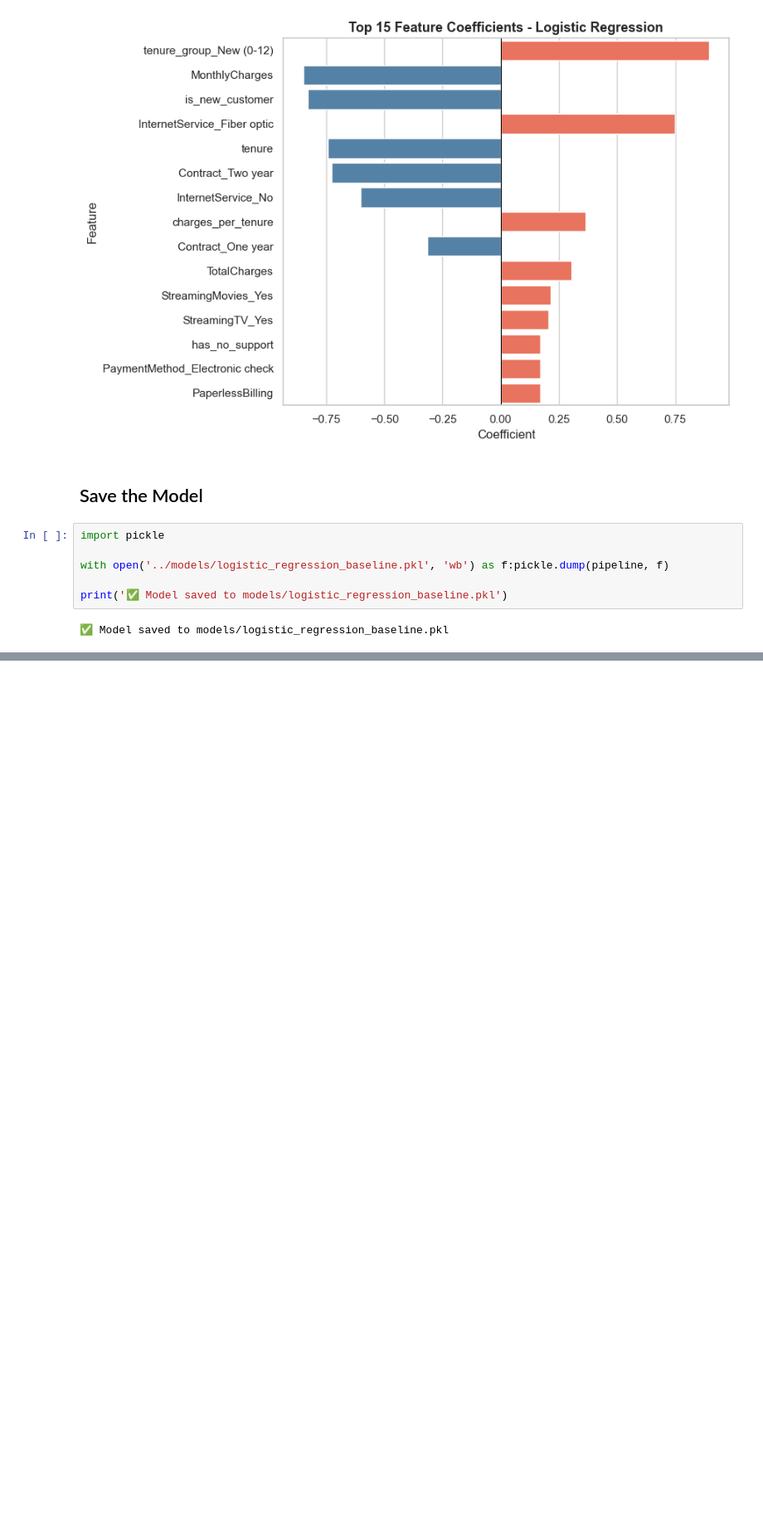
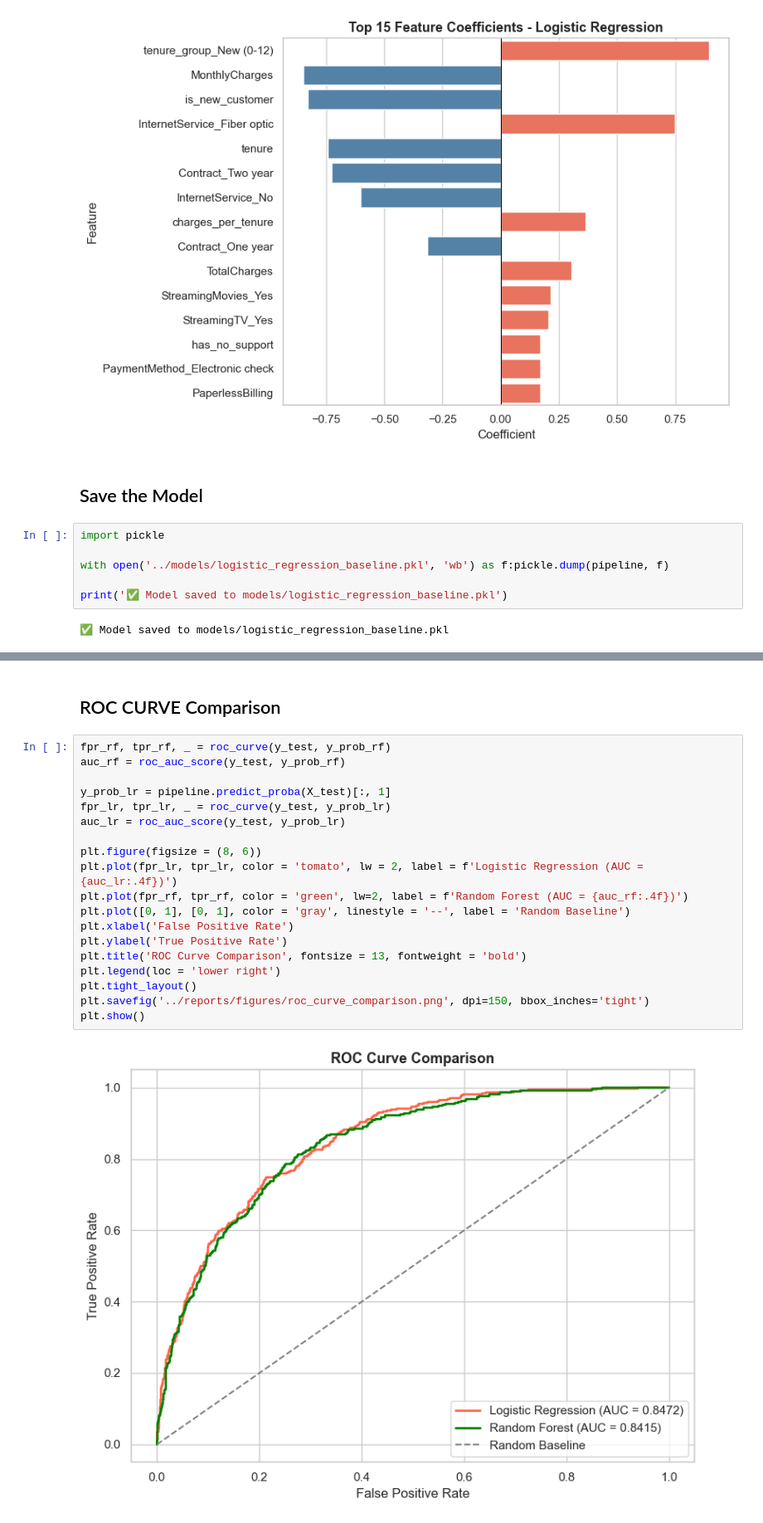
Before and after one commit to chldbng/customer-churn-predictor, a Jupyter notebook: notebooks/03_Baseline_Model.ipynb, the cells around one changed output, grey strips where cells are left out. Shown at 83% size. Drawn from its saved outputs; the diff is of its cells as text; blank space fills up the shorter version.

```diff
--- a/notebooks/03_Baseline_Model.ipynb
+++ b/notebooks/03_Baseline_Model.ipynb
@@ -290,0 +408,23 @@ print('✅ Model saved to models/logistic_regression_baseline.pkl')
+# %% [markdown]
+## ROC CURVE Comparison
+# %%
+fpr_rf, tpr_rf, _ = roc_curve(y_test, y_prob_rf)
+auc_rf = roc_auc_score(y_test, y_prob_rf)
+
+y_prob_lr = pipeline.predict_proba(X_test)[:, 1]
+fpr_lr, tpr_lr, _ = roc_curve(y_test, y_prob_lr)
+auc_lr = roc_auc_score(y_test, y_prob_lr)
+
+plt.figure(figsize = (8, 6))
+plt.plot(fpr_lr, tpr_lr, color = 'tomato', lw = 2, label = f'Logistic Regression (AUC = {auc_lr:.4f})')
+plt.plot(fpr_rf, tpr_rf, color = 'green', lw=2, label = f'Random Forest (AUC = {auc_rf:.4f})')
+plt.plot([0, 1], [0, 1], color = 'gray', linestyle = '--', label = 'Random Baseline')
+plt.xlabel('False Positive Rate')
+plt.ylabel('True Positive Rate')
+plt.title('ROC Curve Comparison', fontsize = 13, fontweight = 'bold')
+plt.legend(loc = 'lower right')
+plt.tight_layout()
+plt.savefig('../reports/figures/roc_curve_comparison.png', dpi=150, bbox_inches='tight')
+plt.show()
+# %% [output]
+[figure, added]
```
Also changed, not shown: parts of 21 cells of this notebook, 6 other files.
